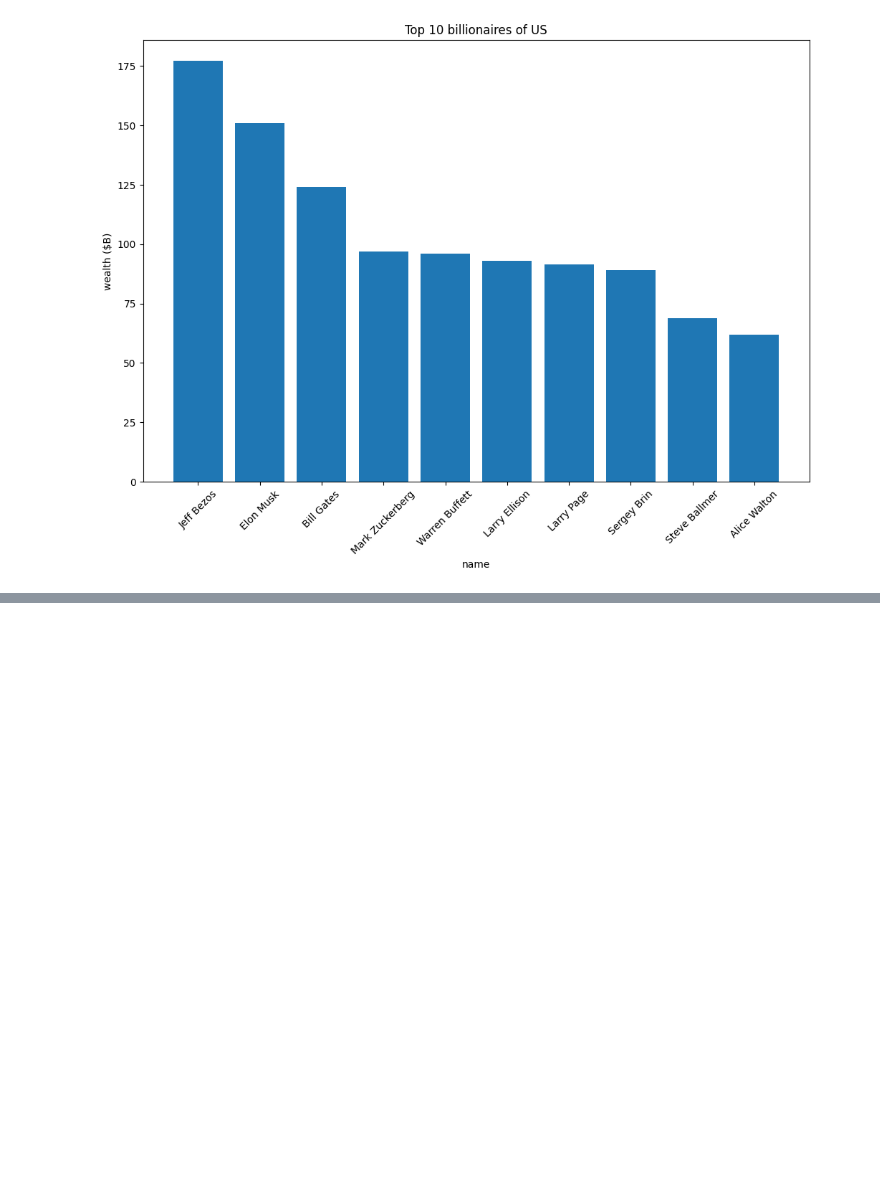
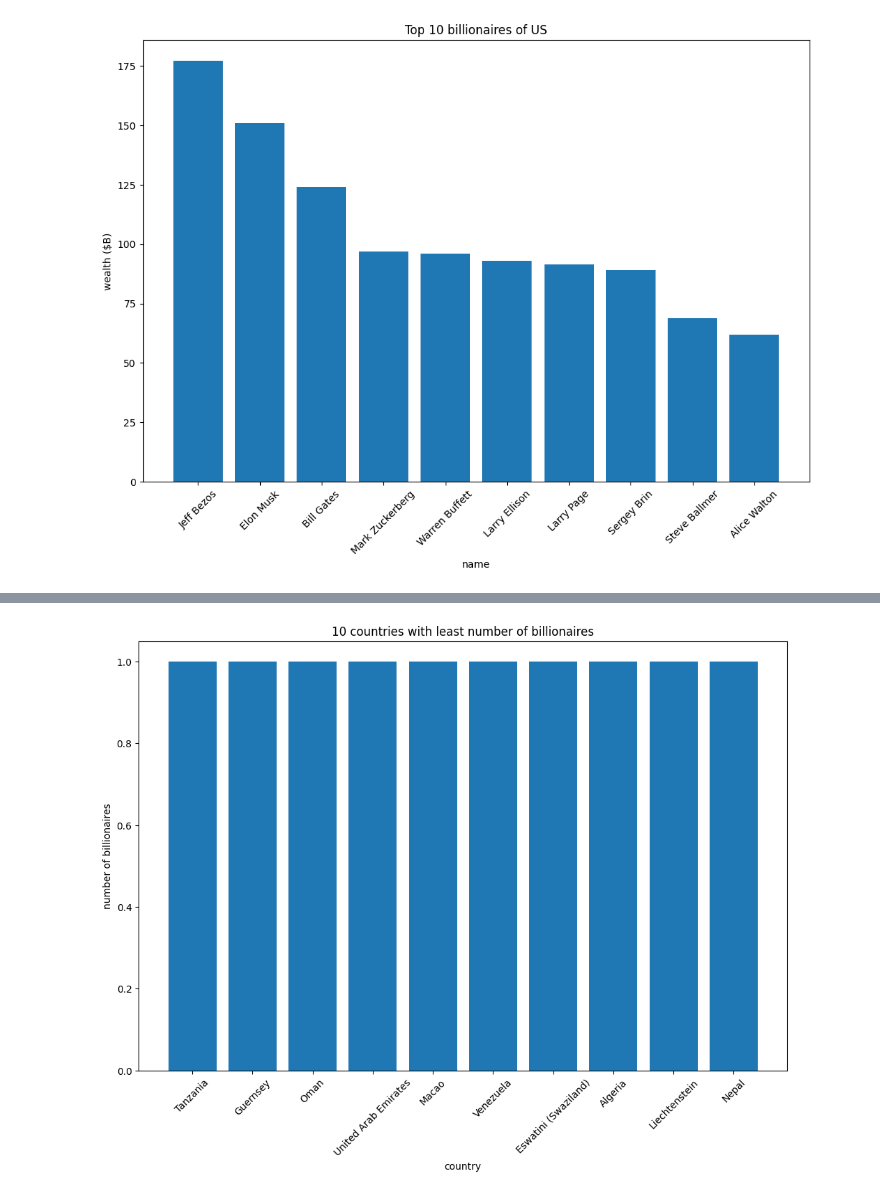
Before and after one commit to MahdiAhmadiKamal/PyLearn7-Data-Science, a Jupyter notebook: PyLearn7-Assignment40/billionaires data analysis/billionaires.ipynb, the cells around one changed output, grey strips where cells are left out. Drawn from its saved outputs; the diff is of its cells as text; code cells hidden in the pictures; blank space fills up the shorter version.

```diff
--- a/PyLearn7-Assignment40/billionaires data analysis/billionaires.ipynb
+++ b/PyLearn7-Assignment40/billionaires data analysis/billionaires.ipynb
@@ -269,0 +280,3 @@ plt.show()
+# %%
+df = data["Country"].value_counts().tail(10).reset_index()
+df
@@ -269,0 +295,11 @@ plt.show()
+# %%
+plt.figure(figsize=(12, 8))
+plt.bar(df["Country"], df["count"])
+plt.xticks(rotation=45)
+plt.xlabel("country")
+plt.ylabel("number of billionaires")
+plt.title("10 countries with least number of billionaires")
+plt.savefig("output/4.jpg")
+plt.show()
+# %% [output]
+[figure, added]
```
Also changed, not shown: parts of 3 cells of this notebook, 2 other files.
